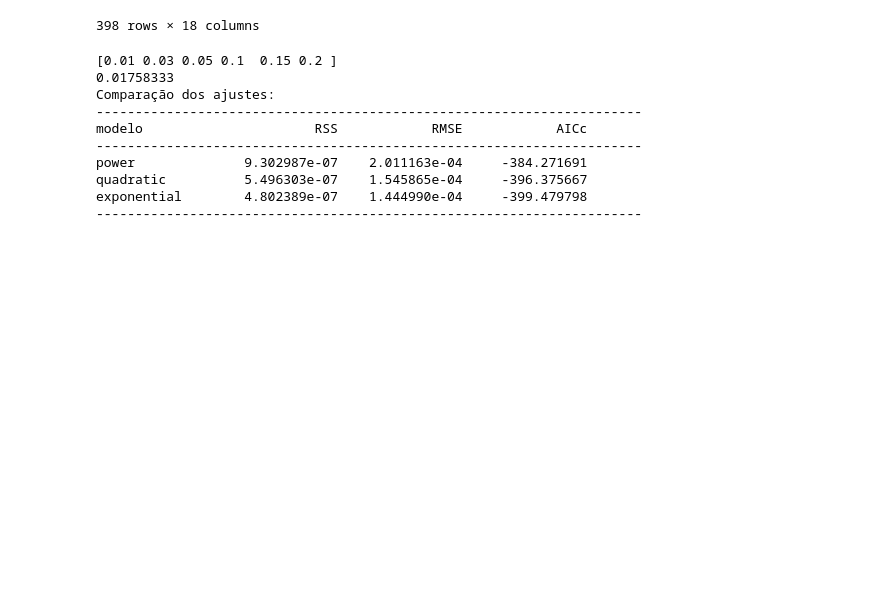
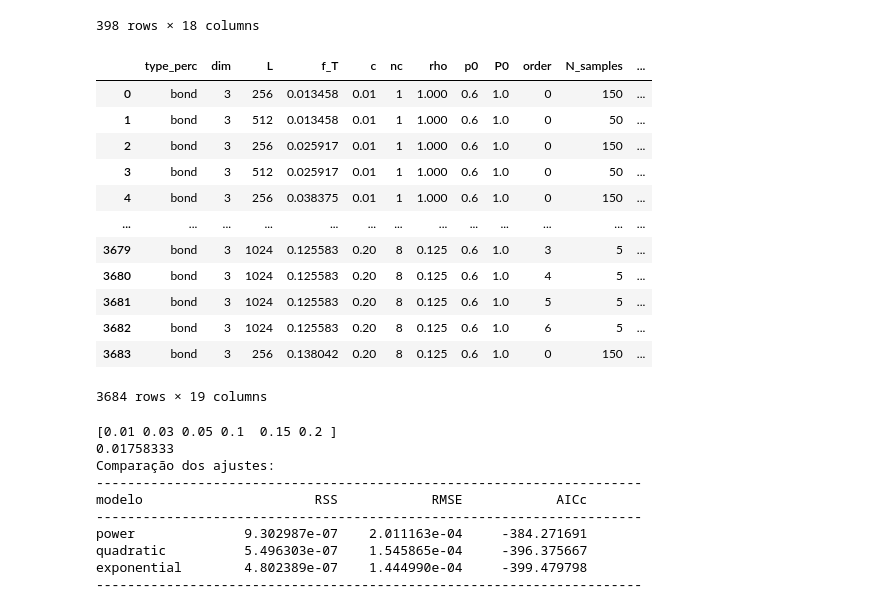
Before and after one commit to JuniorAlencar/self_organization_percolation, a Jupyter notebook: jupyter/study.ipynb, the cells around one changed output. Cells and saved outputs as stored; diff of their text form; code cells hidden in the pictures; blank space fills up the shorter version.

```diff
--- a/jupyter/study.ipynb
+++ b/jupyter/study.ipynb
@@ -37,6 +37,26 @@ df
 | 396 | bond | 3 | 512 | 0.200000 | 0.20 | 1 | 1.0 | 0.6 | 0.1 | 1 | 100 | ... |
 | 397 | bond | 3 | 1024 | 0.200000 | 0.20 | 1 | 1.0 | 0.6 | 0.1 | 1 | 10 | ... |
 398 rows × 18 columns
+# %%
+dim = 3
+df_dynamic = pd.read_csv("../SOP_data/all_data_dynamic.dat", sep=' ')
+df_dynamic = df_dynamic.dropna()
+df_dynamic = df_dynamic[df_dynamic['dim']==dim].reset_index(drop=True)
+df_dynamic
+# %% [output]
+|  | type_perc | dim | L | f_T | c | nc | rho | p0 | P0 | order | N_samples | ... |
+| 0 | bond | 3 | 256 | 0.013458 | 0.01 | 1 | 1.000 | 0.6 | 1.0 | 0 | 150 | ... |
+| 1 | bond | 3 | 512 | 0.013458 | 0.01 | 1 | 1.000 | 0.6 | 1.0 | 0 | 50 | ... |
+| 2 | bond | 3 | 256 | 0.025917 | 0.01 | 1 | 1.000 | 0.6 | 1.0 | 0 | 150 | ... |
+| 3 | bond | 3 | 512 | 0.025917 | 0.01 | 1 | 1.000 | 0.6 | 1.0 | 0 | 50 | ... |
+| 4 | bond | 3 | 256 | 0.038375 | 0.01 | 1 | 1.000 | 0.6 | 1.0 | 0 | 150 | ... |
+| ... | ... | ... | ... | ... | ... | ... | ... | ... | ... | ... | ... | ... |
+| 3679 | bond | 3 | 1024 | 0.125583 | 0.20 | 8 | 0.125 | 0.6 | 1.0 | 3 | 5 | ... |
+| 3680 | bond | 3 | 1024 | 0.125583 | 0.20 | 8 | 0.125 | 0.6 | 1.0 | 4 | 5 | ... |
+| 3681 | bond | 3 | 1024 | 0.125583 | 0.20 | 8 | 0.125 | 0.6 | 1.0 | 5 | 5 | ... |
+| 3682 | bond | 3 | 1024 | 0.125583 | 0.20 | 8 | 0.125 | 0.6 | 1.0 | 6 | 5 | ... |
+| 3683 | bond | 3 | 256 | 0.138042 | 0.20 | 8 | 0.125 | 0.6 | 1.0 | 0 | 150 | ... |
+3684 rows × 19 columns
 # %%
 import numpy as np
 import matplotlib.pyplot as plt
```
Also changed, not shown: 15 other files.
